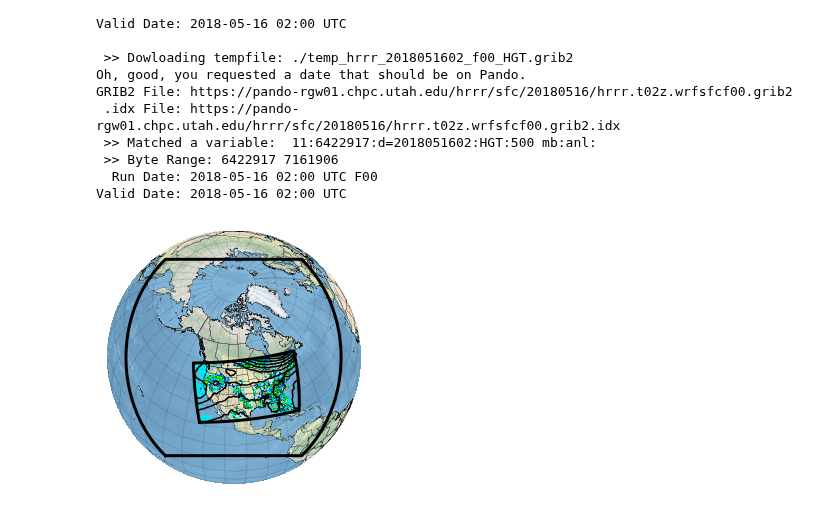
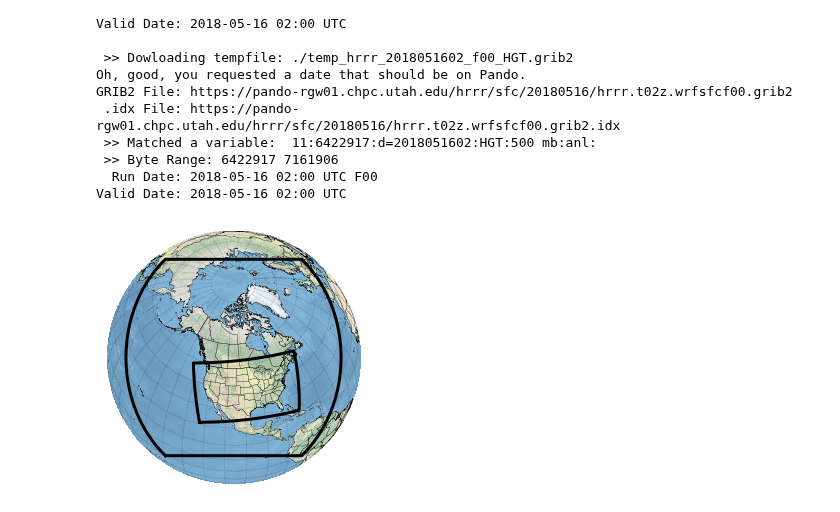
Before and after one commit to blaylockbk/pyBKB_v3, a Jupyter notebook: publications/Dissertation/RAP-HRRR_Boundaries.ipynb, the cells around one changed output. Cells and saved outputs as stored; diff of their text form; code cells hidden in the pictures.

```diff
--- a/publications/Dissertation/RAP-HRRR_Boundaries.ipynb
+++ b/publications/Dissertation/RAP-HRRR_Boundaries.ipynb
@@ -68,33 +68,34 @@ ax1.plot(xx,yy,
 
 
 ## Get and plot RAP boundaries from geo_em file (it is in two parts)
 ax1.plot(RAP_path['part1']['lon'], RAP_path['part1']['lat'],
          linewidth=3, color='k', linestyle='-', transform=ccrs.PlateCarree())
 ax1.plot(RAP_path['part2']['lon'], RAP_path['part2']['lat'],
          linewidth=3, color='k', linestyle='-', transform=ccrs.PlateCarree())
 
-# plot reflectivity
+'''
+# plot reflectivity and 500 mb height
 ax1.pcolormesh(Hrefc['lon'], Hrefc['lat'], Hrefc['value'],
                cmap=c['cmap'], vmax=c['vmax'], vmin=c['vmin'],
                transform=ccrs.PlateCarree())
 ax1.contour(H500['lon'], H500['lat'], H500['value'],
             levels=range(5040, 6181, 60), colors='k',
             transform=ccrs.PlateCarree())
-
+'''
 
 res = '50m'
 ax1.coastlines(resolution=res, color='black', linewidth=.3)
 ax1.add_feature(ccrs.cartopy.feature.BORDERS.with_scale(res), linewidth=.3)
 ax1.add_feature(ccrs.cartopy.feature.STATES.with_scale(res), linewidth=.2)
 
 
 ax1.gridlines(color='k', linestyle=(0, (1, 1)), alpha=.25,
               xlocs=range(0, 380, 10),
               ylocs=range(-90, 90, 10))
 ax1.set_global()
 ax1.stock_img()
 ax1.outline_patch.set_visible(False)
 
 plt.savefig('RAP-HRRR_bounaries', dpi=300, bbox_inches='tight')
 # %% [output]
-[figure, old version]
+[figure, new version]
```
Also changed, not shown: 5 other files.
